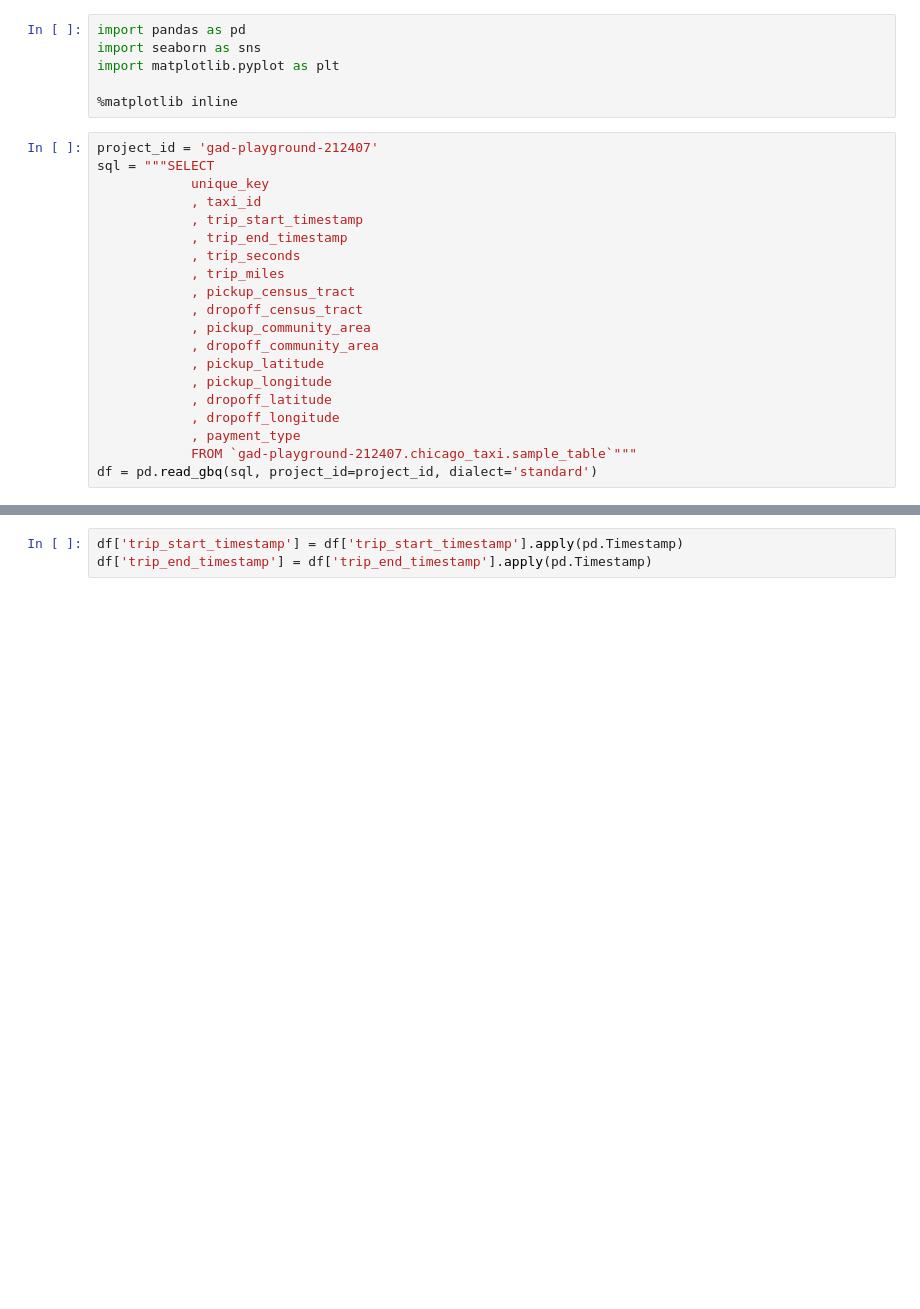
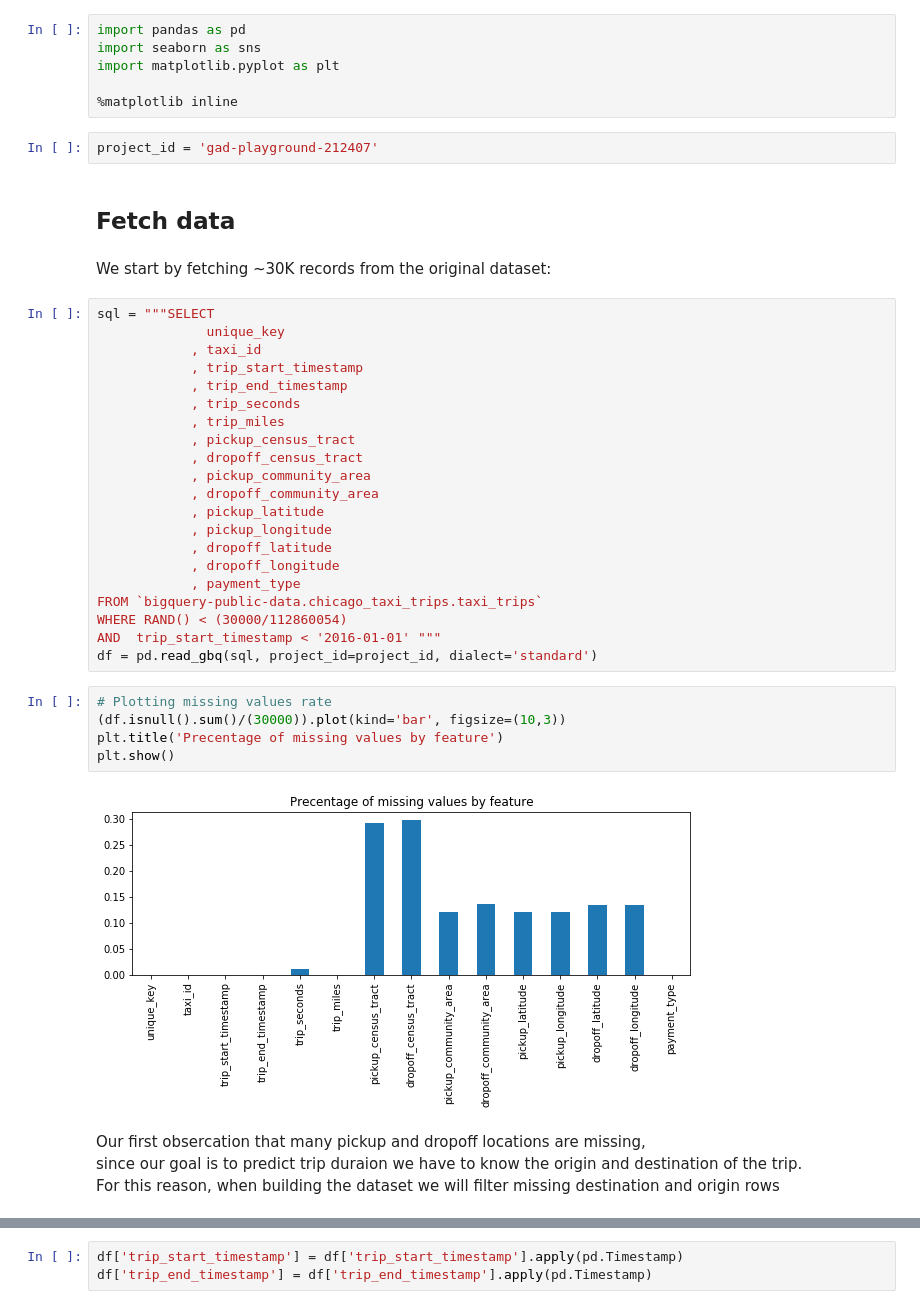
Before and after one commit to isabella232/ml-specialization-examples, a Jupyter notebook: chicago_travel_time/EDA.ipynb, the cells around one changed output, grey strips where cells are left out. Drawn from its saved outputs; the diff is of its cells as text; blank space fills up the shorter version.

```diff
--- a/chicago_travel_time/EDA.ipynb
+++ b/chicago_travel_time/EDA.ipynb
@@ -4,10 +4,15 @@ import seaborn as sns
 import matplotlib.pyplot as plt
 
 %matplotlib inline
+# %%
+project_id = 'gad-playground-212407'
+# %% [markdown]
+## Fetch data
+# %% [markdown]
+We start by fetching ~30K records from the original dataset:
 # %%
-project_id = 'gad-playground-212407'
 sql = """SELECT
-            unique_key
+              unique_key
             , taxi_id
             , trip_start_timestamp
             , trip_end_timestamp
@@ -22,5 +27,18 @@ sql = """SELECT
             , dropoff_latitude
             , dropoff_longitude
             , payment_type
-            FROM `gad-playground-212407.chicago_taxi.sample_table`"""
+FROM `bigquery-public-data.chicago_taxi_trips.taxi_trips`
+WHERE RAND() < (30000/112860054)
+AND  trip_start_timestamp < '2016-01-01' """
 df = pd.read_gbq(sql, project_id=project_id, dialect='standard')
+# %%
+# Plotting missing values rate
+(df.isnull().sum()/(30000)).plot(kind='bar', figsize=(10,3))
+plt.title('Precentage of missing values by feature')
+plt.show()
+# %% [output]
+[figure, added]
+# %% [markdown]
+Our first obsercation that many pickup and dropoff locations are missing, <br>
+since our goal is to predict trip duraion we have to know the origin and destination of the trip. <br>
+For this reason, when building the dataset we will filter missing destination and origin rows
```
Also changed, not shown: parts of 14 cells of this notebook.
